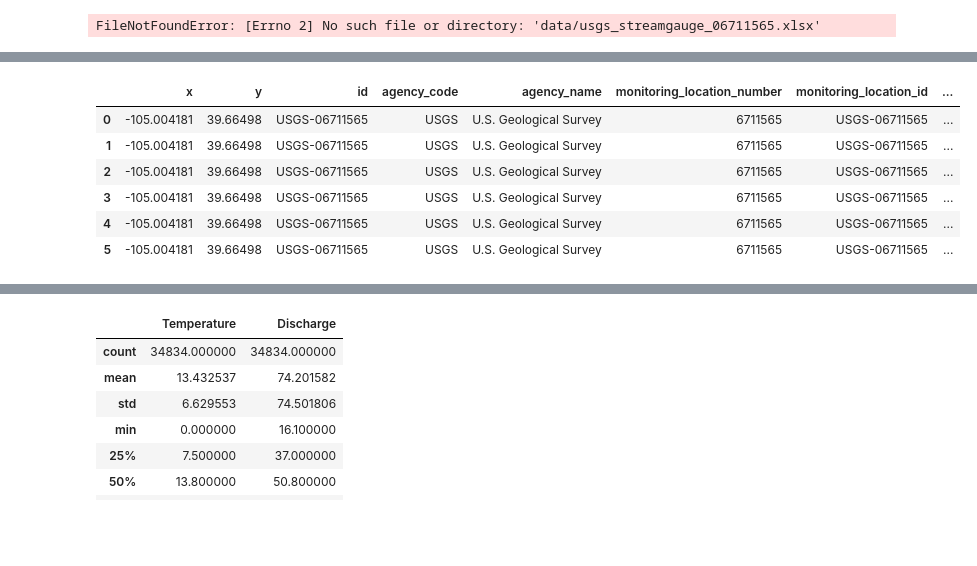
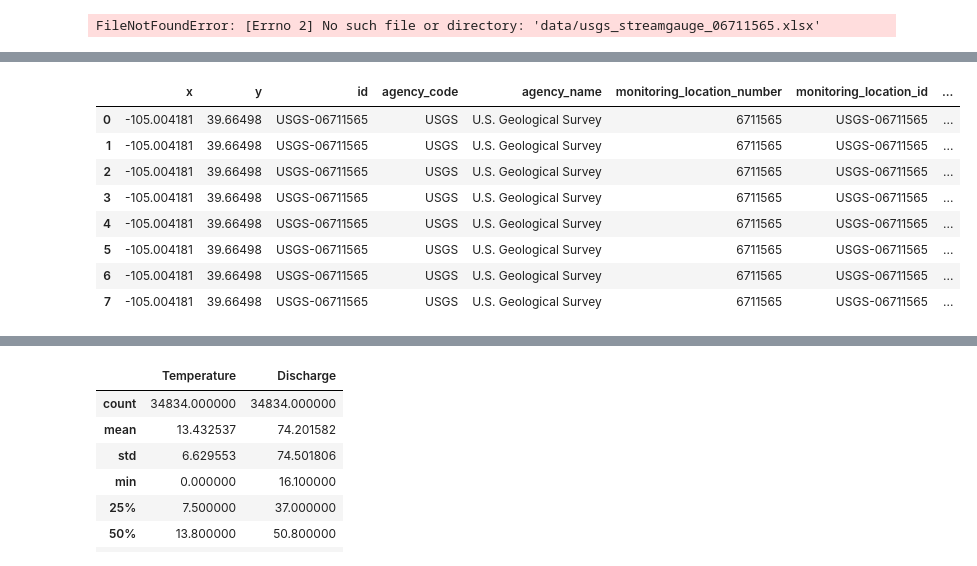
Before and after one commit to NASA-SARP/2026-Coding-Alex, a Jupyter notebook: lessons/02_tabular_data.ipynb, the cells around one changed output, grey strips where cells are left out. Saved outputs shown, nothing was run; the diff lists cells and outputs as text; code cells hidden in the pictures; blank space fills up the shorter version.

```diff
--- a/lessons/02_tabular_data.ipynb
+++ b/lessons/02_tabular_data.ipynb
@@ -248,16 +278,18 @@ Other vocab notes:
 # %%
 # Read in the data - this time specify correct filepath
 filepath = '../data/usgs_streamgauge_06711565.xlsx' # this time we fixed the relative path
 gauge = pd.read_excel(filepath)
-gauge.head(6) # show the first six rows
+gauge.head(8) # show the first eight rows
 # %% [output]
 |  | x | y | id | agency_code | agency_name | monitoring_location_number | monitoring_location_id | ... |
 | 0 | -105.004181 | 39.66498 | USGS-06711565 | USGS | U.S. Geological Survey | 6711565 | USGS-06711565 | ... |
 | 1 | -105.004181 | 39.66498 | USGS-06711565 | USGS | U.S. Geological Survey | 6711565 | USGS-06711565 | ... |
 | 2 | -105.004181 | 39.66498 | USGS-06711565 | USGS | U.S. Geological Survey | 6711565 | USGS-06711565 | ... |
 | 3 | -105.004181 | 39.66498 | USGS-06711565 | USGS | U.S. Geological Survey | 6711565 | USGS-06711565 | ... |
 | 4 | -105.004181 | 39.66498 | USGS-06711565 | USGS | U.S. Geological Survey | 6711565 | USGS-06711565 | ... |
 | 5 | -105.004181 | 39.66498 | USGS-06711565 | USGS | U.S. Geological Survey | 6711565 | USGS-06711565 | ... |
+| 6 | -105.004181 | 39.66498 | USGS-06711565 | USGS | U.S. Geological Survey | 6711565 | USGS-06711565 | ... |
+| 7 | -105.004181 | 39.66498 | USGS-06711565 | USGS | U.S. Geological Survey | 6711565 | USGS-06711565 | ... |
 # %%
 gauge.info(verbose=True)
 # %% [output]
```
Also changed, not shown: parts of 58 cells of this notebook, 1 other file.
